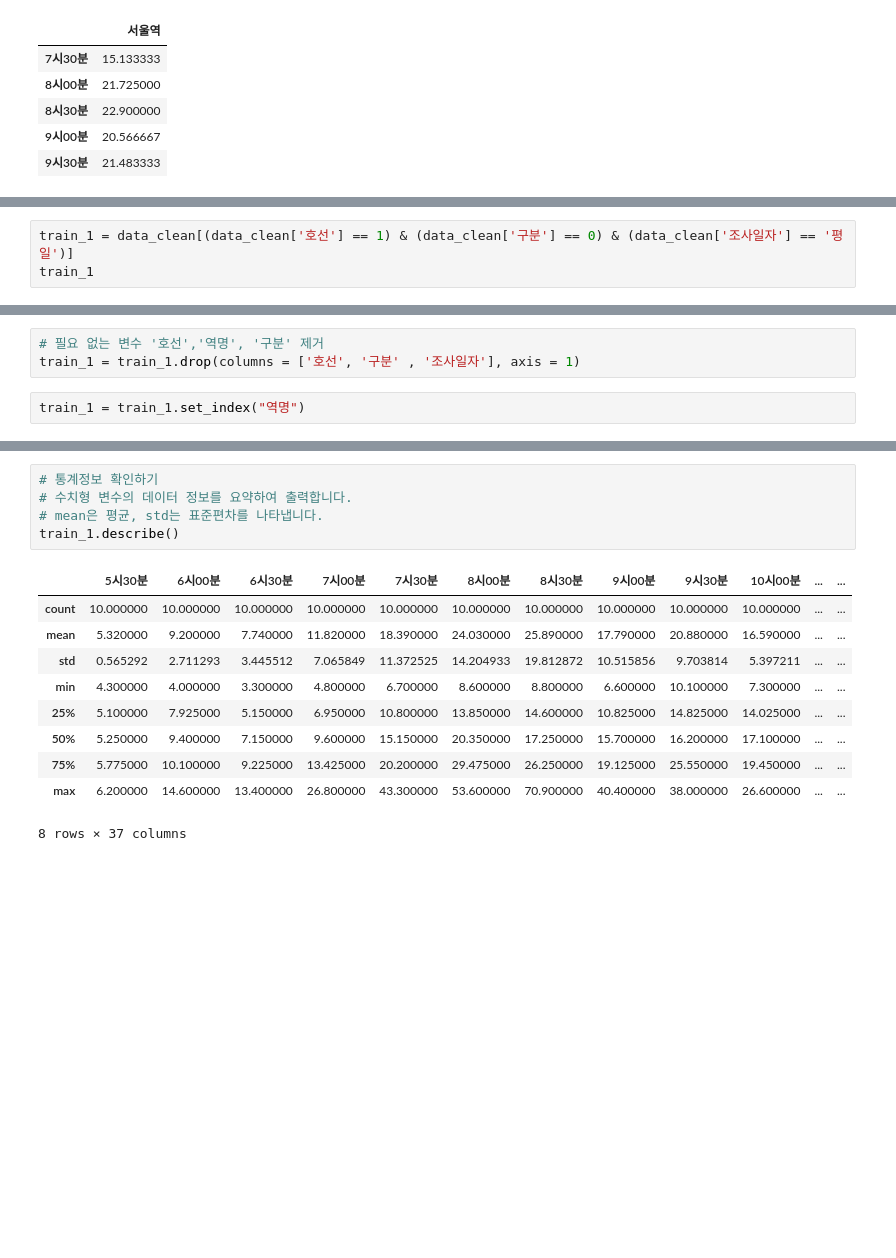
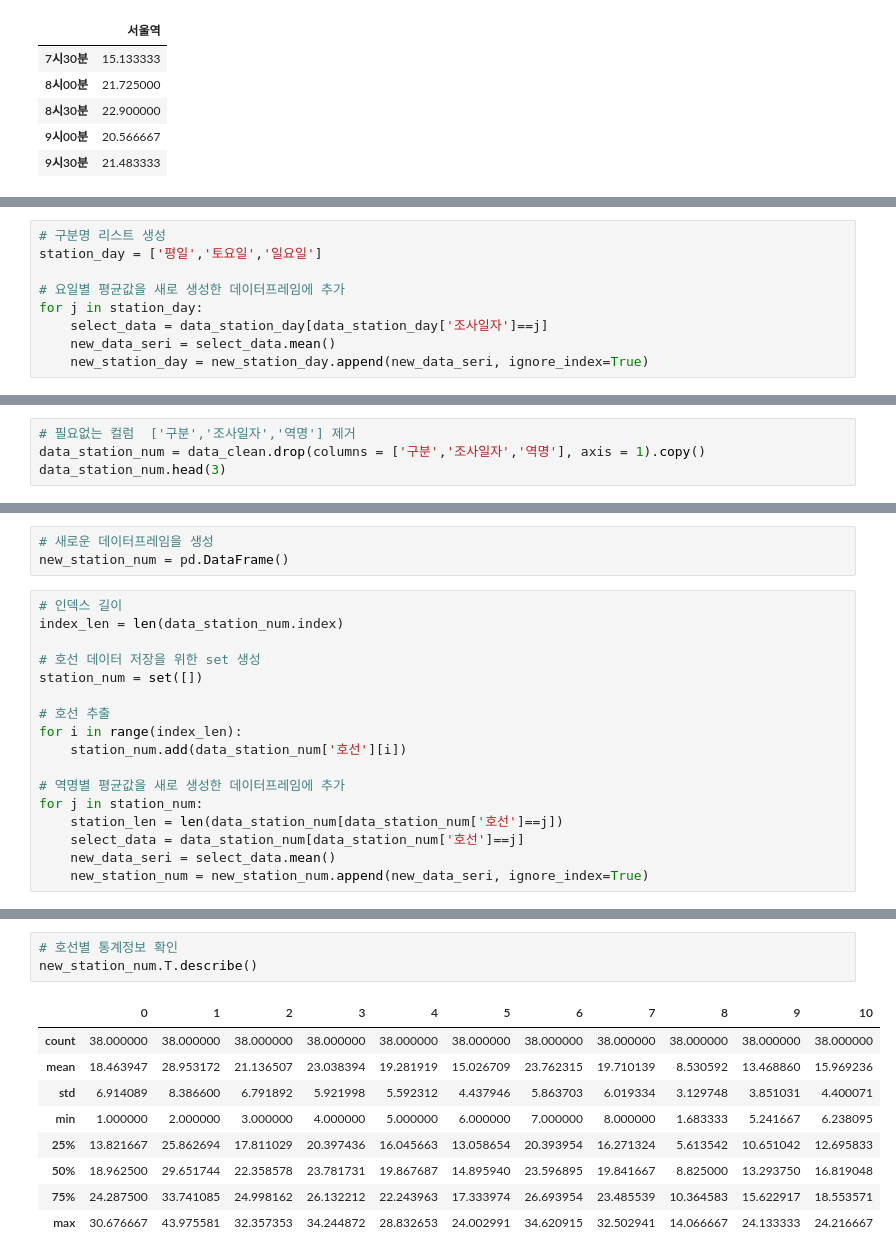
Before and after one commit to ikohong88/Seoul_subway_complex, a Jupyter notebook: 서울지하철 복잡도 분석.ipynb, the cells around one changed output, grey strips where cells are left out. Drawn from its saved outputs; the diff is of its cells as text; blank space fills up the shorter version.

```diff
--- a/서울지하철 복잡도 분석.ipynb
+++ b/서울지하철 복잡도 분석.ipynb
@@ -324,0 +441,9 @@ data
+# %%
+# 구분명 리스트 생성
+station_day = ['평일','토요일','일요일']
+
+# 요일별 평균값을 새로 생성한 데이터프레임에 추가
+for j in station_day:
+    select_data = data_station_day[data_station_day['조사일자']==j]
+    new_data_seri = select_data.mean()
+    new_station_day = new_station_day.append(new_data_seri, ignore_index=True)
@@ -328,4 +516,5 @@ data
 # %%
-train_1 = data_clean[(data_clean['호선'] == 1) & (data_clean['구분'] == 0) & (data_clean['조사일자'] == '평일')]
-train_1
+# 필요없는 컬럼  ['구분','조사일자','역명'] 제거
+data_station_num = data_clean.drop(columns = ['구분','조사일자','역명'], axis = 1).copy()
+data_station_num.head(3)
 # %% [output]
@@ -344,6 +526,21 @@ train_1
 # %%
-# 필요 없는 변수 '호선','역명', '구분' 제거
-train_1 = train_1.drop(columns = ['호선', '구분' , '조사일자'], axis = 1)
+# 새로운 데이터프레임을 생성
+new_station_num = pd.DataFrame()
 # %%
-train_1 = train_1.set_index("역명")
+# 인덱스 길이
+index_len = len(data_station_num.index)
+
+# 호선 데이터 저장을 위한 set 생성
+station_num = set([])
+
+# 호선 추출
+for i in range(index_len):
+    station_num.add(data_station_num['호선'][i])
+
+# 역명별 평균값을 새로 생성한 데이터프레임에 추가
+for j in station_num:
+    station_len = len(data_station_num[data_station_num['호선']==j])
+    select_data = data_station_num[data_station_num['호선']==j]
+    new_data_seri = select_data.mean()
+    new_station_num = new_station_num.append(new_data_seri, ignore_index=True)
 # %%
@@ -370,16 +576,13 @@ train_1_T.head()
 # %%
-# 통계정보 확인하기
-# 수치형 변수의 데이터 정보를 요약하여 출력합니다.
-# mean은 평균, std는 표준편차를 나타냅니다.
-train_1.describe()
+# 호선별 통계정보 확인
+new_station_num.T.describe()
 # %% [output]
-|  | 5시30분 | 6시00분 | 6시30분 | 7시00분 | 7시30분 | 8시00분 | 8시30분 | 9시00분 | 9시30분 | 10시00분 | ... | ... |
-| count | 10.000000 | 10.000000 | 10.000000 | 10.000000 | 10.000000 | 10.000000 | 10.000000 | 10.000000 | 10.000000 | 10.000000 | ... | ... |
-| mean | 5.320000 | 9.200000 | 7.740000 | 11.820000 | 18.390000 | 24.030000 | 25.890000 | 17.790000 | 20.880000 | 16.590000 | ... | ... |
-| std | 0.565292 | 2.711293 | 3.445512 | 7.065849 | 11.372525 | 14.204933 | 19.812872 | 10.515856 | 9.703814 | 5.397211 | ... | ... |
-| min | 4.300000 | 4.000000 | 3.300000 | 4.800000 | 6.700000 | 8.600000 | 8.800000 | 6.600000 | 10.100000 | 7.300000 | ... | ... |
-| 25% | 5.100000 | 7.925000 | 5.150000 | 6.950000 | 10.800000 | 13.850000 | 14.600000 | 10.825000 | 14.825000 | 14.025000 | ... | ... |
-| 50% | 5.250000 | 9.400000 | 7.150000 | 9.600000 | 15.150000 | 20.350000 | 17.250000 | 15.700000 | 16.200000 | 17.100000 | ... | ... |
-| 75% | 5.775000 | 10.100000 | 9.225000 | 13.425000 | 20.200000 | 29.475000 | 26.250000 | 19.125000 | 25.550000 | 19.450000 | ... | ... |
-| max | 6.200000 | 14.600000 | 13.400000 | 26.800000 | 43.300000 | 53.600000 | 70.900000 | 40.400000 | 38.000000 | 26.600000 | ... | ... |
+|  | 0 | 1 | 2 | 3 | 4 | 5 | 6 | 7 | 8 | 9 | 10 |
+| count | 38.000000 | 38.000000 | 38.000000 | 38.000000 | 38.000000 | 38.000000 | 38.000000 | 38.000000 | 38.000000 | 38.000000 | 38.000000 |
+| mean | 18.463947 | 28.953172 | 21.136507 | 23.038394 | 19.281919 | 15.026709 | 23.762315 | 19.710139 | 8.530592 | 13.468860 | 15.969236 |
+| std | 6.914089 | 8.386600 | 6.791892 | 5.921998 | 5.592312 | 4.437946 | 5.863703 | 6.019334 | 3.129748 | 3.851031 | 4.400071 |
+| min | 1.000000 | 2.000000 | 3.000000 | 4.000000 | 5.000000 | 6.000000 | 7.000000 | 8.000000 | 1.683333 | 5.241667 | 6.238095 |
+| 25% | 13.821667 | 25.862694 | 17.811029 | 20.397436 | 16.045663 | 13.058654 | 20.393954 | 16.271324 | 5.613542 | 10.651042 | 12.695833 |
+| 50% | 18.962500 | 29.651744 | 22.358578 | 23.781731 | 19.867687 | 14.895940 | 23.596895 | 19.841667 | 8.825000 | 13.293750 | 16.819048 |
+| 75% | 24.287500 | 33.741085 | 24.998162 | 26.132212 | 22.243963 | 17.333974 | 26.693954 | 23.485539 | 10.364583 | 15.622917 | 18.553571 |
+| max | 30.676667 | 43.975581 | 32.357353 | 34.244872 | 28.832653 | 24.002991 | 34.620915 | 32.502941 | 14.066667 | 24.133333 | 24.216667 |
-8 rows × 37 columns
```
Also changed, not shown: parts of 101 cells of this notebook.
